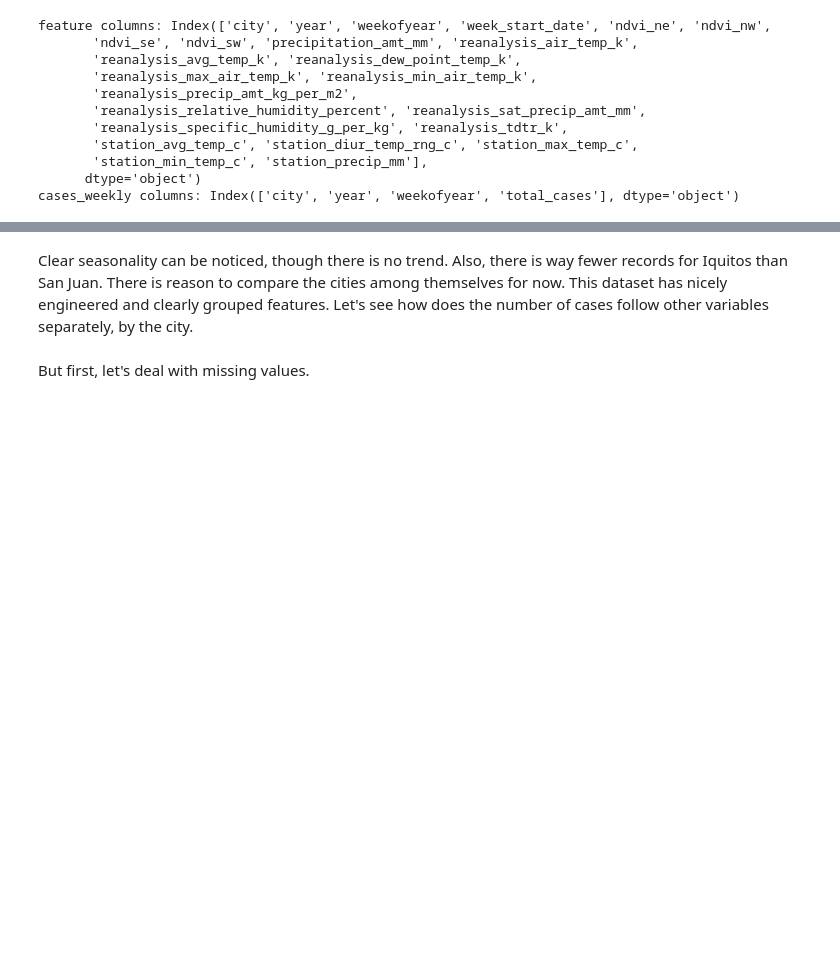
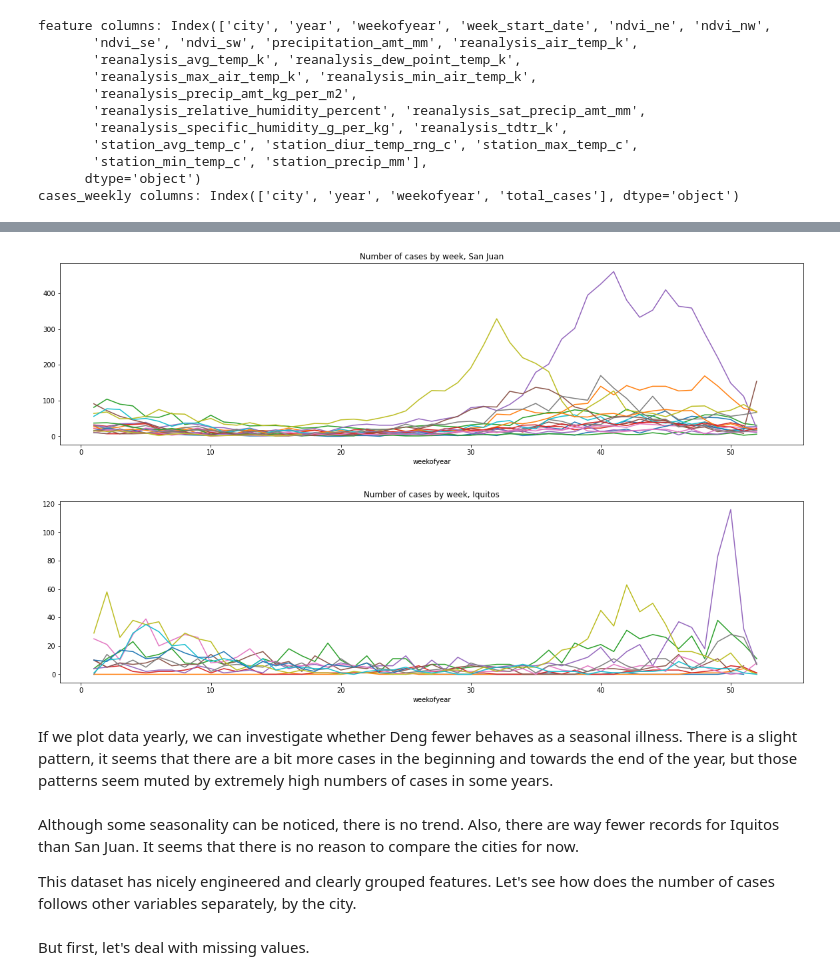
Before and after one commit to MilicaMisk/Grad-School-Data-Science-Project-Reports, a Jupyter notebook: DengAI - the time series data analysis/DENGAI_data_at_first_glance.ipynb, the cells around one changed output, grey strips where cells are left out. Cells and saved outputs as stored; diff of their text form; code cells hidden in the pictures; blank space fills up the shorter version.

```diff
--- a/DengAI - the time series data analysis/DENGAI_data_at_first_glance.ipynb
+++ b/DengAI - the time series data analysis/DENGAI_data_at_first_glance.ipynb
@@ -51,5 +70,4 @@ Also, on the time axes we have weeks of the year, which is not so informative. L
 # %%
-features.drop(['year', 'weekofyear', 'city'], axis=1, inplace=True)
-cases_weekly.drop(['year', 'weekofyear'], axis=1, inplace=True)
+features.drop(['year', 'weekofyear'], axis=1, inplace=True)
 # %%
 print('Shape of casses weekly df:', cases_weekly.shape, 'Shape of df features:',features.shape)
@@ -74,6 +87,21 @@ fig.update_layout(title='Deng fever records', xaxis_title='Week of the year', ya
+# %%
+cases_yearly_sj = cases_weekly.loc[data['city'] == 'sj'].pivot_table(cases_weekly.loc[data['city'] == 'sj'],  index=['weekofyear'],columns=['year'])
+cases_yearly_iq = cases_weekly.loc[data['city'] == 'iq'].pivot_table(cases_weekly.loc[data['city'] == 'iq'],  index=['weekofyear'],columns=['year'])
+
+cases_yearly_sj.plot(legend=None, title='Number of cases by week, San Juan')
+plt.show()
+cases_yearly_iq.plot(legend=None, title='Number of cases by week, Iquitos')
+plt.show()
+# %% [output]
+[figure, added]
+[figure, added]
+# %% [markdown]
+
+If we plot data yearly, we can investigate whether Deng fewer behaves as a seasonal illness. There is a slight pattern, it seems that there are a bit more cases in the beginning and towards the end of the year, but those patterns seem muted by extremely high numbers of cases in some years.
 # %% [markdown]
-Clear seasonality can be noticed, though there is no trend. Also, there is way fewer records for Iquitos than San Juan. There is reason to compare the cities among themselves for now.
-This dataset has nicely engineered and clearly grouped features. Let's see how does the number of cases follow other variables separately, by the city.
+Although some seasonality can be noticed, there is no trend. Also, there are way fewer records for Iquitos than San Juan. It seems that there is no reason to compare the cities for now.
+
+This dataset has nicely engineered and clearly grouped features. Let's see how does the number of cases follows other variables separately, by the city.
 # %% [markdown]
 But first, let's deal with missing values.
 # %%
```
Also changed, not shown: parts of 14 cells of this notebook.
